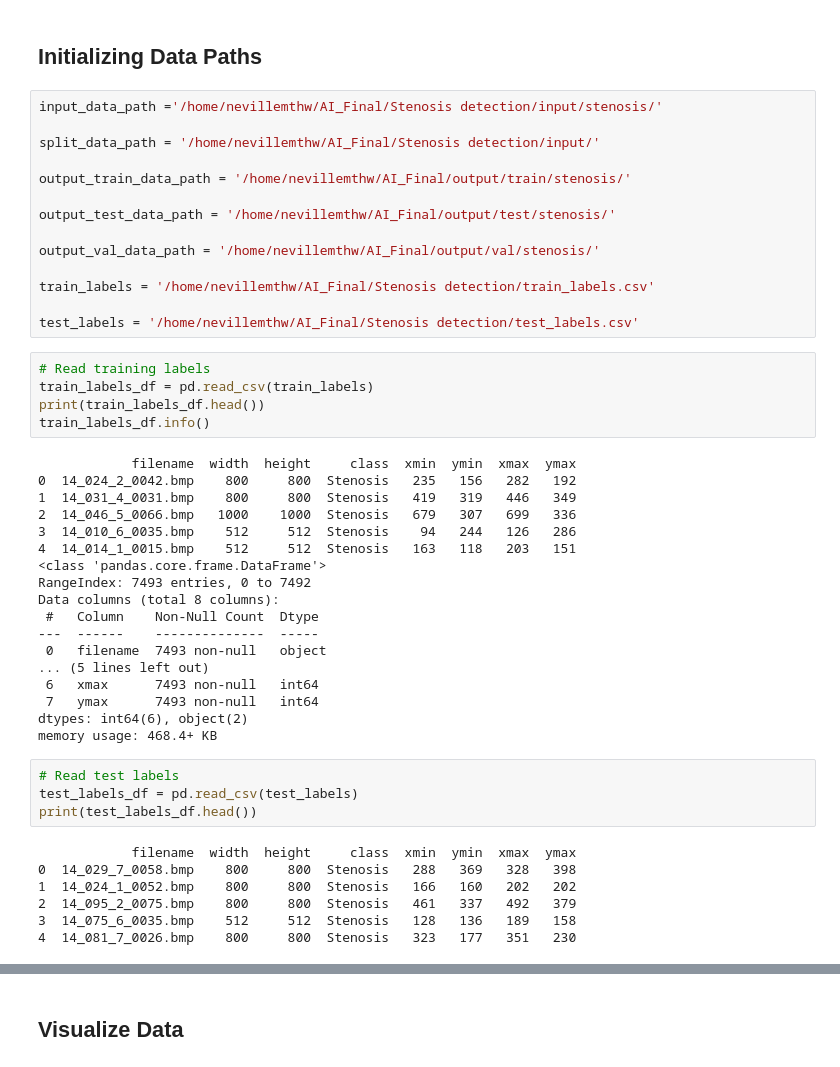
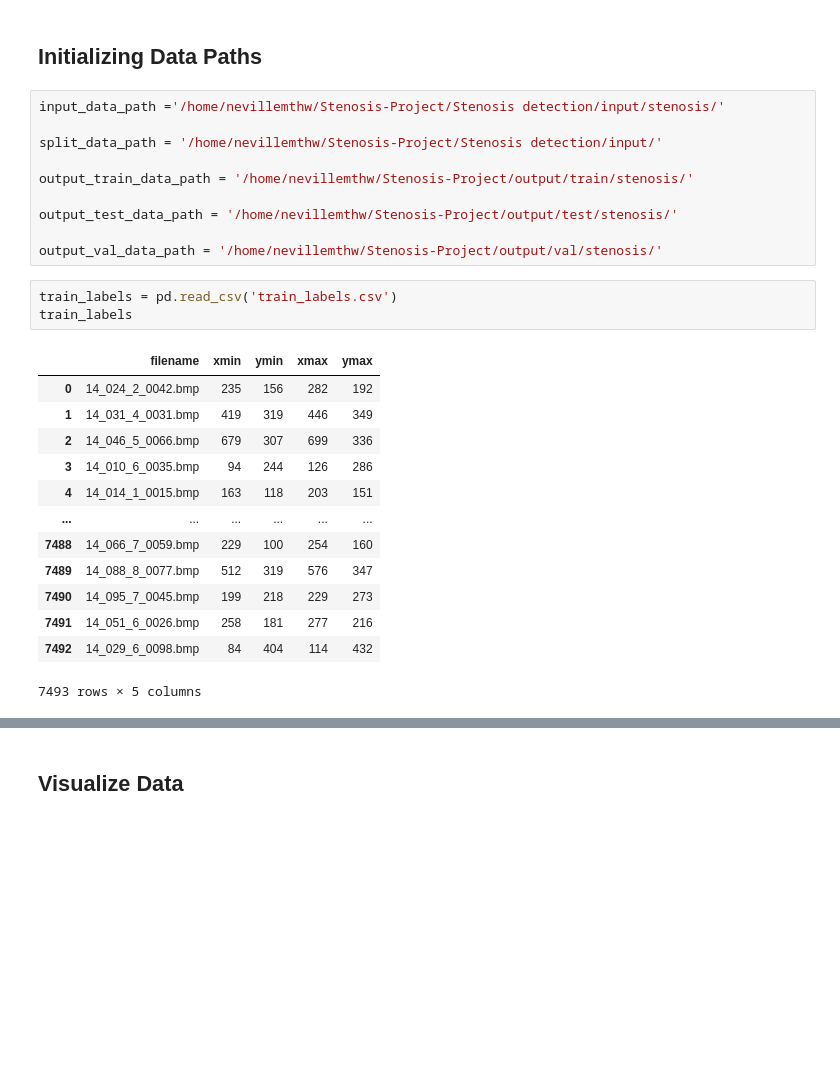
Before and after one commit to NevilleMthw/Stenosis-Project, a Jupyter notebook: models.ipynb, the cells around one changed output, grey strips where cells are left out. Cells and saved outputs as stored; diff of their text form; blank space fills up the shorter version.

```diff
--- a/models.ipynb
+++ b/models.ipynb
@@ -11,50 +24,29 @@ from  matplotlib import pyplot as plt
 # %% [markdown]
 ## Initializing Data Paths
 # %%
-input_data_path ='/home/nevillemthw/AI_Final/Stenosis detection/input/stenosis/'
+input_data_path ='/home/nevillemthw/Stenosis-Project/Stenosis detection/input/stenosis/'
 
-split_data_path = '/home/nevillemthw/AI_Final/Stenosis detection/input/'
+split_data_path = '/home/nevillemthw/Stenosis-Project/Stenosis detection/input/'
 
-output_train_data_path = '/home/nevillemthw/AI_Final/output/train/stenosis/'
+output_train_data_path = '/home/nevillemthw/Stenosis-Project/output/train/stenosis/'
 
-output_test_data_path = '/home/nevillemthw/AI_Final/output/test/stenosis/'
+output_test_data_path = '/home/nevillemthw/Stenosis-Project/output/test/stenosis/'
 
-output_val_data_path = '/home/nevillemthw/AI_Final/output/val/stenosis/'
-
-train_labels = '/home/nevillemthw/AI_Final/Stenosis detection/train_labels.csv'
-
-test_labels = '/home/nevillemthw/AI_Final/Stenosis detection/test_labels.csv'
+output_val_data_path = '/home/nevillemthw/Stenosis-Project/output/val/stenosis/'
-# %%
-# Read training labels
-train_labels_df = pd.read_csv(train_labels)
-print(train_labels_df.head())
-train_labels_df.info()
-# %% [output]
-            filename  width  height     class  xmin  ymin  xmax  ymax
-0  14_024_2_0042.bmp    800     800  Stenosis   235   156   282   192
-1  14_031_4_0031.bmp    800     800  Stenosis   419   319   446   349
-2  14_046_5_0066.bmp   1000    1000  Stenosis   679   307   699   336
-3  14_010_6_0035.bmp    512     512  Stenosis    94   244   126   286
-4  14_014_1_0015.bmp    512     512  Stenosis   163   118   203   151
-<class 'pandas.core.frame.DataFrame'>
-RangeIndex: 7493 entries, 0 to 7492
-Data columns (total 8 columns):
- #   Column    Non-Null Count  Dtype
----  ------    --------------  -----
- 0   filename  7493 non-null   object
-... (5 lines left out)
- 6   xmax      7493 non-null   int64
- 7   ymax      7493 non-null   int64
-dtypes: int64(6), object(2)
-memory usage: 468.4+ KB
-# %%
-# Read test labels
-test_labels_df = pd.read_csv(test_labels)
-print(test_labels_df.head())
-# %% [output]
-            filename  width  height     class  xmin  ymin  xmax  ymax
-0  14_029_7_0058.bmp    800     800  Stenosis   288   369   328   398
-1  14_024_1_0052.bmp    800     800  Stenosis   166   160   202   202
-2  14_095_2_0075.bmp    800     800  Stenosis   461   337   492   379
-3  14_075_6_0035.bmp    512     512  Stenosis   128   136   189   158
-4  14_081_7_0026.bmp    800     800  Stenosis   323   177   351   230
+# %%
+train_labels = pd.read_csv('train_labels.csv')
+train_labels
+# %% [output]
+|  | filename | xmin | ymin | xmax | ymax |
+| 0 | 14_024_2_0042.bmp | 235 | 156 | 282 | 192 |
+| 1 | 14_031_4_0031.bmp | 419 | 319 | 446 | 349 |
+| 2 | 14_046_5_0066.bmp | 679 | 307 | 699 | 336 |
+| 3 | 14_010_6_0035.bmp | 94 | 244 | 126 | 286 |
+| 4 | 14_014_1_0015.bmp | 163 | 118 | 203 | 151 |
+| ... | ... | ... | ... | ... | ... |
+| 7488 | 14_066_7_0059.bmp | 229 | 100 | 254 | 160 |
+| 7489 | 14_088_8_0077.bmp | 512 | 319 | 576 | 347 |
+| 7490 | 14_095_7_0045.bmp | 199 | 218 | 229 | 273 |
+| 7491 | 14_051_6_0026.bmp | 258 | 181 | 277 | 216 |
+| 7492 | 14_029_6_0098.bmp | 84 | 404 | 114 | 432 |
+7493 rows × 5 columns
```
Also changed, not shown: parts of 7 cells of this notebook.
